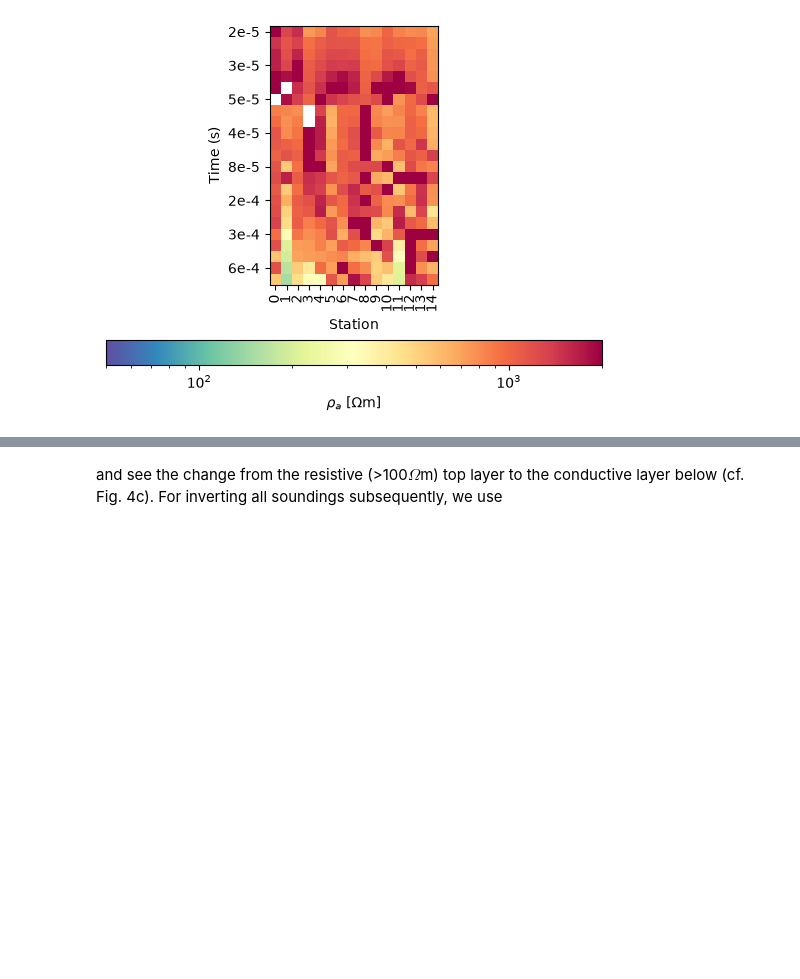
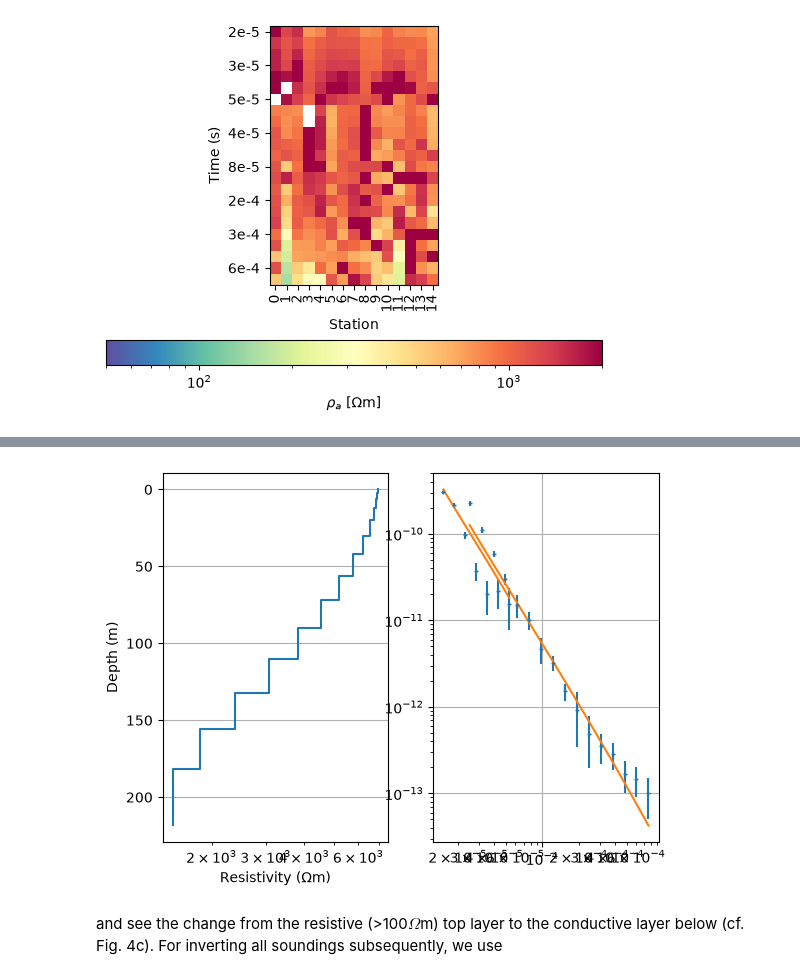
Before and after one commit to TUBAF-EM/pyTEM, a Jupyter notebook: data/Gottesberg/gottesberg_profiler.ipynb, the cells around one changed output, grey strips where cells are left out. Drawn from its saved outputs; the diff is of its cells as text; code cells hidden in the pictures; blank space fills up the shorter version.

```diff
--- a/data/Gottesberg/gottesberg_profiler.ipynb
+++ b/data/Gottesberg/gottesberg_profiler.ipynb
@@ -84,6 +86,10 @@ inv.iter 4 ...
 --------------------------------------------------------------------------------
 inv.iter 5 ...
 ... (7 outputs left out)
+# %%
+tem.show1dResult();
+# %% [output]
+[figure, added]
 # %% [markdown]
 and see the change from the resistive (>100$\Omega$m) top layer to the conductive layer below (cf. Fig. 4c).
 For inverting all soundings subsequently, we use
```
Also changed, not shown: parts of 10 cells of this notebook, 1 other file.
